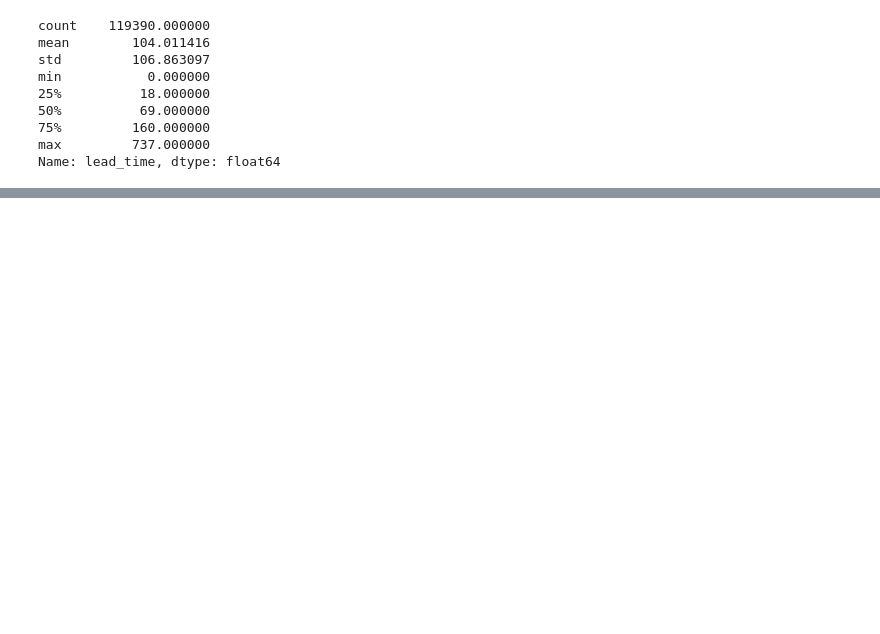
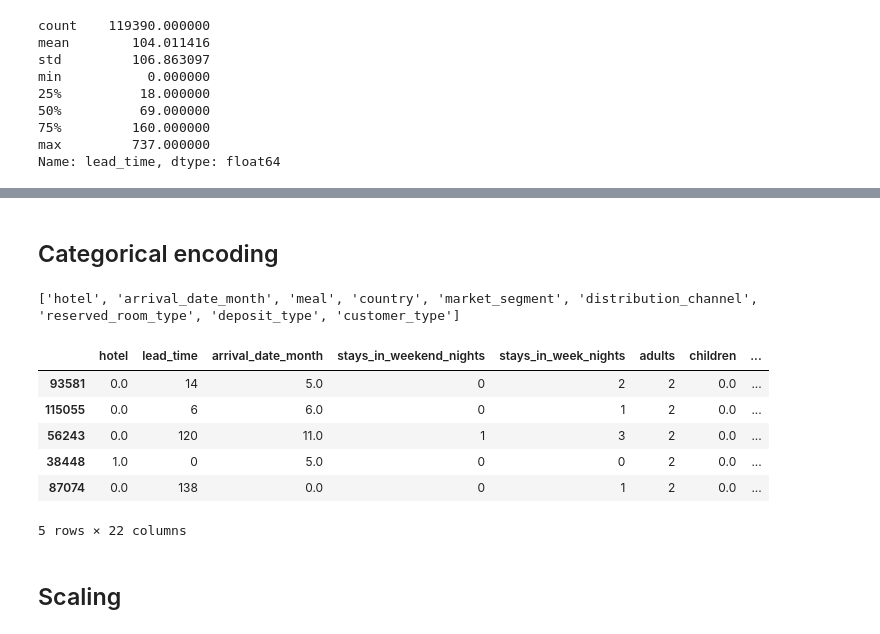
Before and after one commit to kabisha009-debug/Hotel-booking-prediction-and-reservation-analysis-1, a Jupyter notebook: hotel booking 1.ipynb, the cells around one changed output, grey strips where cells are left out. Saved outputs shown, nothing was run; the diff lists cells and outputs as text; code cells hidden in the pictures; blank space fills up the shorter version.

Commit message:
Train and evaluate classification models

```diff
--- a/hotel booking 1.ipynb
+++ b/hotel booking 1.ipynb
@@ -223,0 +336,26 @@ Name: lead_time, dtype: float64
+# %% [markdown]
+## Categorical encoding
+# %%
+categorical_cols = X_train.select_dtypes(include=['object', 'category']).columns.tolist()
+print(categorical_cols)
+# %% [output]
+['hotel', 'arrival_date_month', 'meal', 'country', 'market_segment', 'distribution_channel', 'reserved_room_type', 'deposit_type', 'customer_type']
+# %%
+from sklearn.preprocessing import OrdinalEncoder
+encoder = OrdinalEncoder(handle_unknown='use_encoded_value',unknown_value=-1)
+# %%
+X_train[categorical_cols] = encoder.fit_transform(X_train[categorical_cols])
+# %%
+X_test[categorical_cols] = encoder.transform(X_test[categorical_cols])
+# %%
+X_test.head()
+# %% [output]
+|  | hotel | lead_time | arrival_date_month | stays_in_weekend_nights | stays_in_week_nights | adults | children | ... |
+| 93581 | 0.0 | 14 | 5.0 | 0 | 2 | 2 | 0.0 | ... |
+| 115055 | 0.0 | 6 | 6.0 | 0 | 1 | 2 | 0.0 | ... |
+| 56243 | 0.0 | 120 | 11.0 | 1 | 3 | 2 | 0.0 | ... |
+| 38448 | 1.0 | 0 | 5.0 | 0 | 0 | 2 | 0.0 | ... |
+| 87074 | 0.0 | 138 | 0.0 | 0 | 1 | 2 | 0.0 | ... |
+5 rows × 22 columns
+# %% [markdown]
+## Scaling
```
Also changed, not shown: parts of 45 cells of this notebook.
